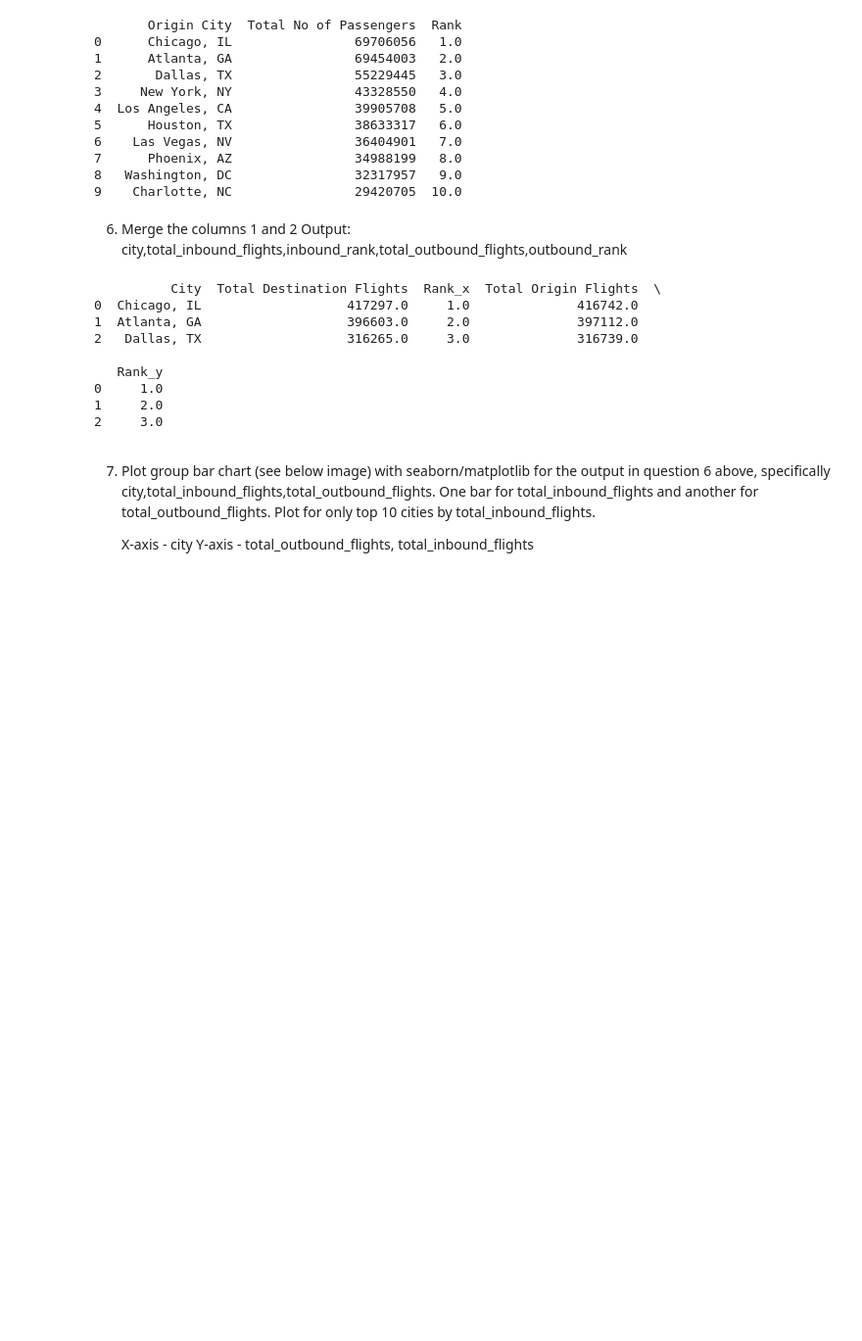
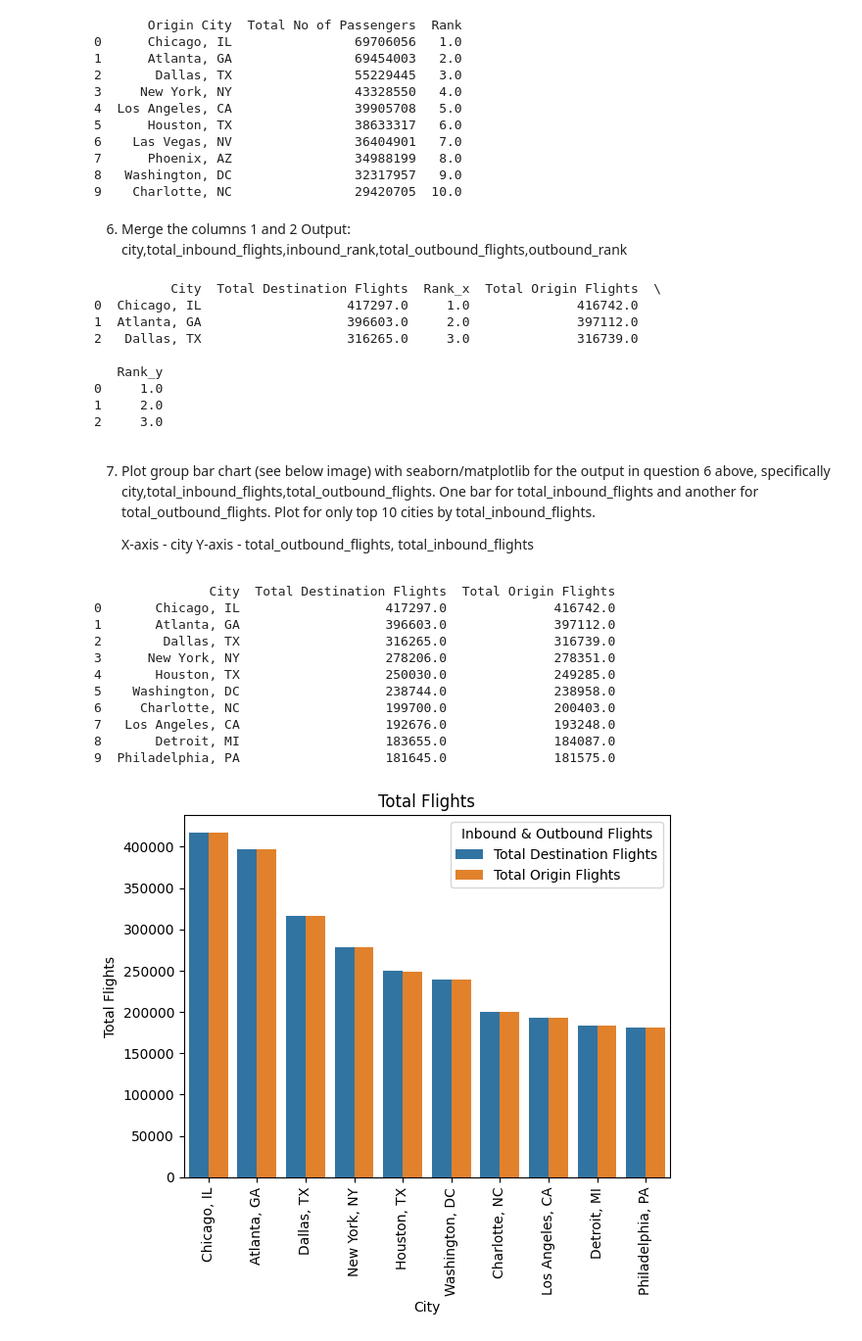
Before and after one commit to VidhyaKishor27/Pythonbasic, a Jupyter notebook: Miniproject_4_Airports.ipynb, the cells around one changed output. Shown at 98% size. Drawn from its saved outputs; the diff is of its cells as text; code cells hidden in the pictures; blank space fills up the shorter version.

```diff
--- a/Miniproject_4_Airports.ipynb
+++ b/Miniproject_4_Airports.ipynb
@@ -170,3 +170,26 @@ print(merge_flights.head(3))
 
 	X-axis - city
 	Y-axis - total_outbound_flights, total_inbound_flights
+# %%
+top10_inbound=merge_flights.nlargest(10,'Total Destination Flights')
+del top10_inbound['Rank_x']
+del top10_inbound['Rank_y']
+print(top10_inbound)
+df_melted = top10_inbound.melt("City",var_name="Inbound & Outbound Flights",value_name="Total Flights")
+sns.barplot(x='City',y='Total Flights',hue='Inbound & Outbound Flights',data=df_melted)
+plt.xticks(rotation=90)
+plt.title('Total Flights')
+plt.show()
+# %% [output]
+               City  Total Destination Flights  Total Origin Flights
+0       Chicago, IL                   417297.0              416742.0
+1       Atlanta, GA                   396603.0              397112.0
+2        Dallas, TX                   316265.0              316739.0
+3      New York, NY                   278206.0              278351.0
+4       Houston, TX                   250030.0              249285.0
+5    Washington, DC                   238744.0              238958.0
+6     Charlotte, NC                   199700.0              200403.0
+7   Los Angeles, CA                   192676.0              193248.0
+8       Detroit, MI                   183655.0              184087.0
+9  Philadelphia, PA                   181645.0              181575.0
+[figure, added]
```
Also changed, not shown: parts of 1 cell of this notebook.
